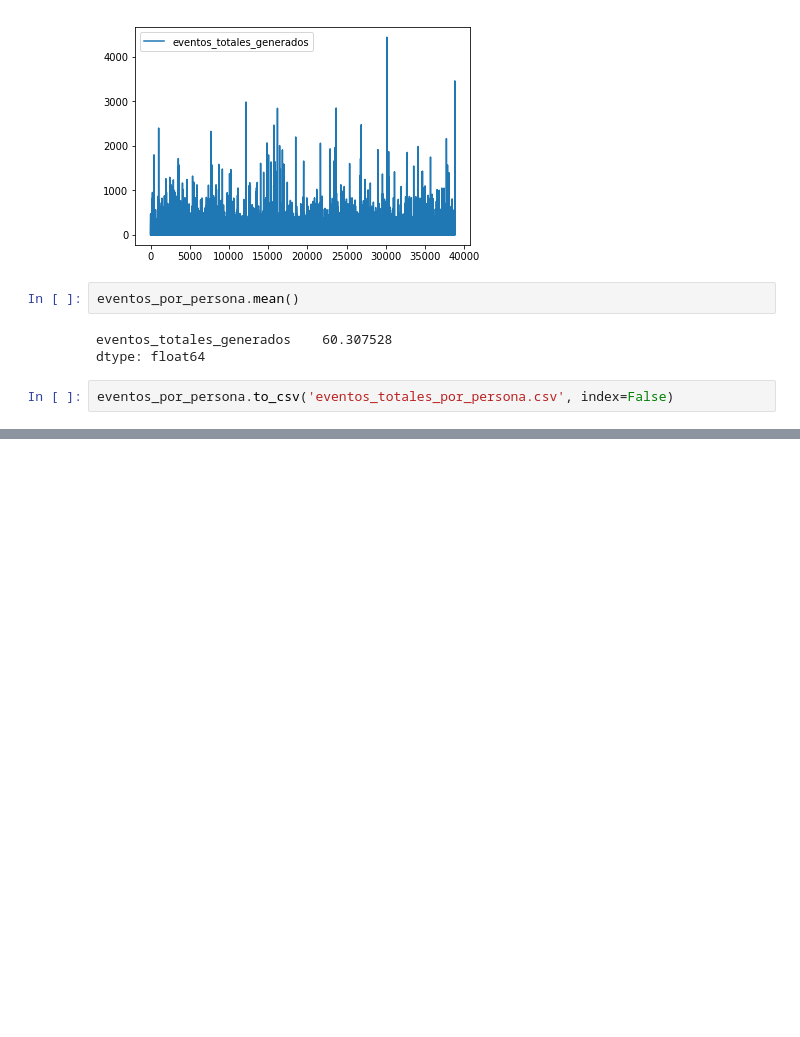
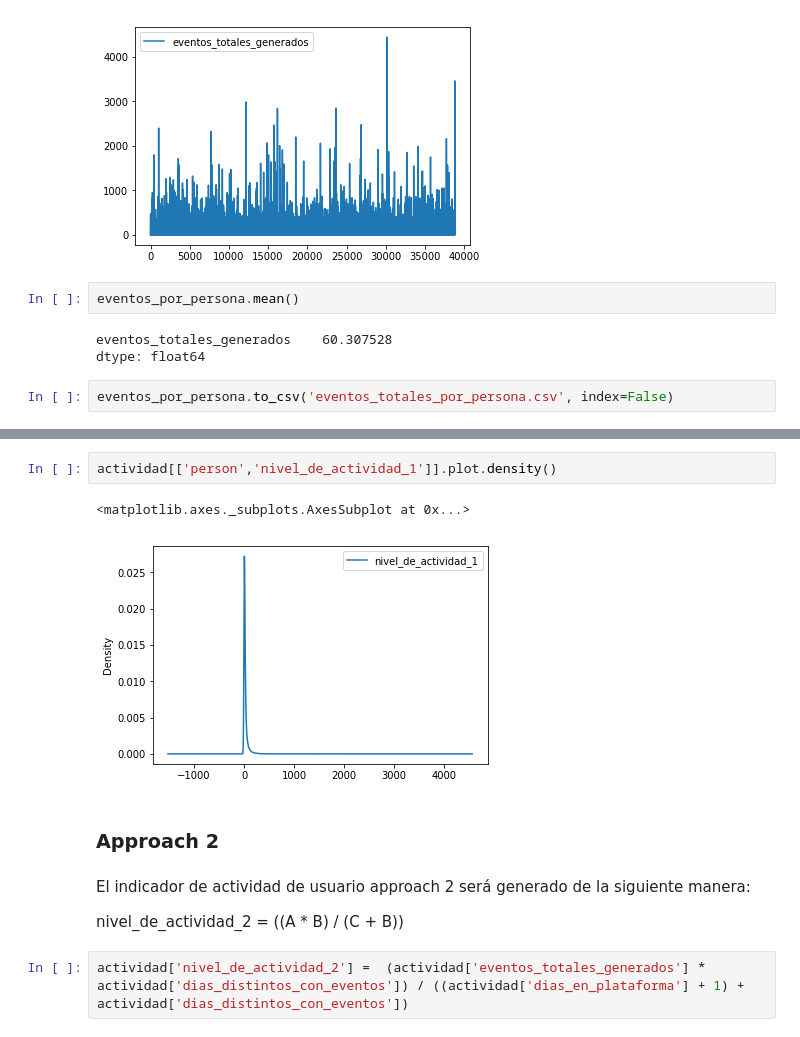
Before and after one commit to gabyrobles93/7506-TP2-MachineLearning, a Jupyter notebook: notebooks/gaby_feature_eng.ipynb, the cells around one changed output, grey strips where cells are left out. Saved outputs shown, nothing was run; the diff lists cells and outputs as text; blank space fills up the shorter version.

```diff
--- a/notebooks/gaby_feature_eng.ipynb
+++ b/notebooks/gaby_feature_eng.ipynb
@@ -300,0 +355,13 @@ eventos_por_persona.to_csv('eventos_totales_por_persona.csv', index=False)
+# %%
+actividad[['person','nivel_de_actividad_1']].plot.density()
+# %% [output]
+<matplotlib.axes._subplots.AxesSubplot at 0x...>
+[figure, added]
+# %% [markdown]
+### Approach 2
+# %% [markdown]
+El indicador de actividad de usuario approach 2 será generado de la siguiente manera:
+
+nivel_de_actividad_2 = ((A * B) / (C + B))
+# %%
+actividad['nivel_de_actividad_2'] =  (actividad['eventos_totales_generados'] * actividad['dias_distintos_con_eventos']) / ((actividad['dias_en_plataforma'] + 1) + actividad['dias_distintos_con_eventos'])
```
Also changed, not shown: parts of 37 cells of this notebook, 2 other files.
